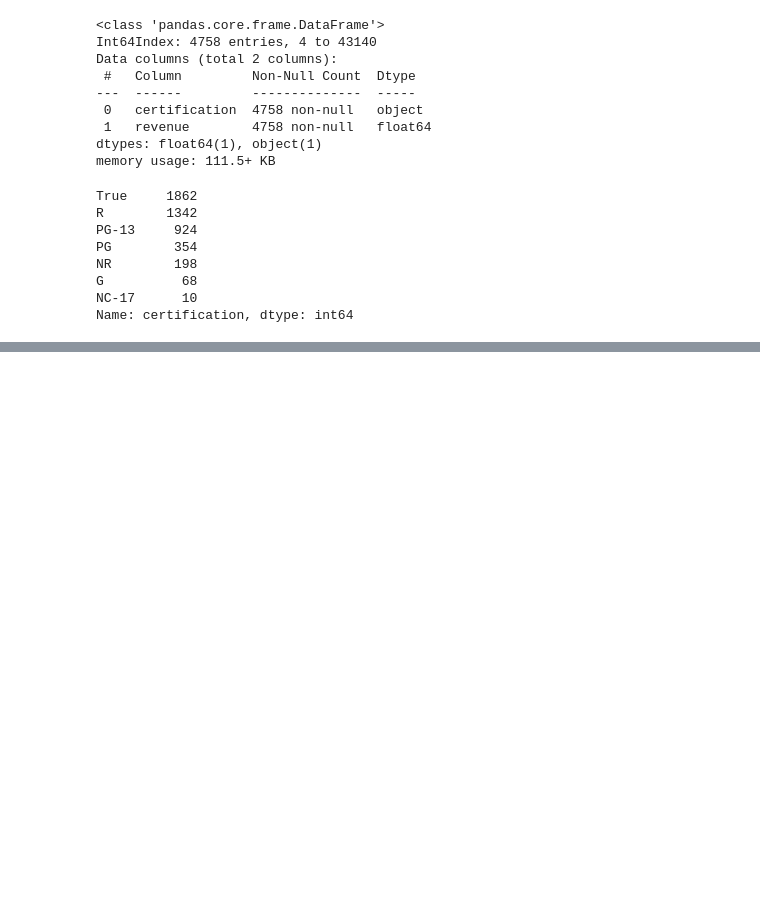
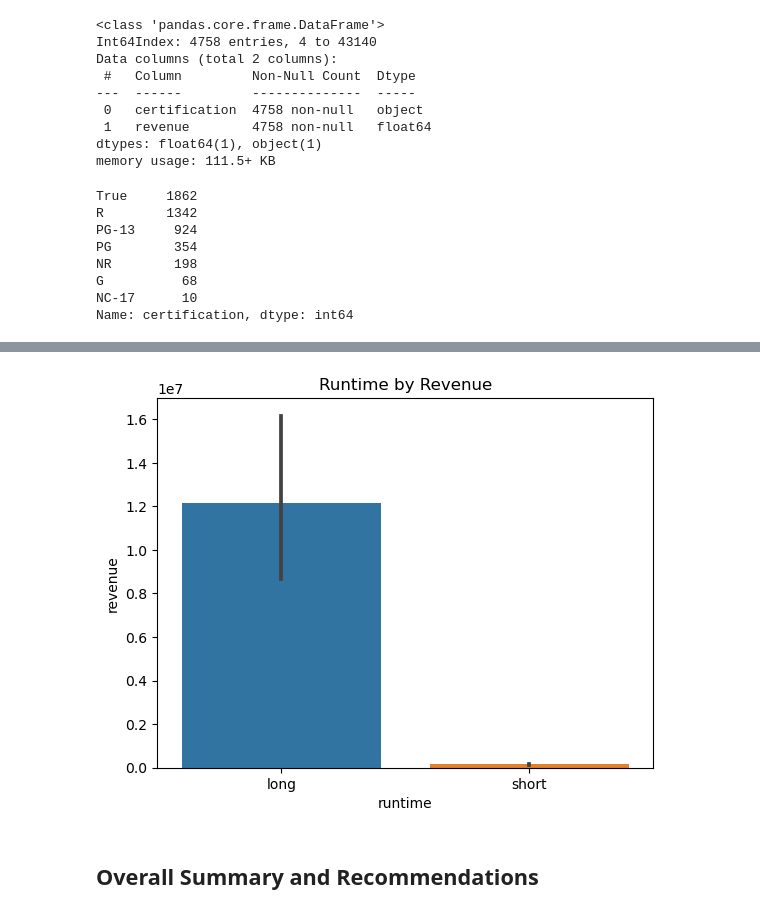
Before and after one commit to Mhoover41/Data-Enrichment-Project-3, a Jupyter notebook: IMDB Project Part 4 - ETL & Hypothesis Testing.ipynb, the cells around one changed output, grey strips where cells are left out. Drawn from its saved outputs; the diff is of its cells as text; code cells hidden in the pictures; blank space fills up the shorter version.

```diff
--- a/IMDB Project Part 4 - ETL & Hypothesis Testing.ipynb
+++ b/IMDB Project Part 4 - ETL & Hypothesis Testing.ipynb
@@ -762,0 +865,9 @@ groups_2.keys()
+# %%
+# short revenue
+zscores_short = stats.zscore(short_revenue)
+outliers_short = abs(zscores_short)>3
+print(f'Len: {len(short_revenue)}')
+print(f'Number of Ouliers: {np.sum(outliers_short)}')
+
+short_revenue = short_revenue[~outliers_short]
+print(f'Len: {len(short_revenue)}')
@@ -762,0 +919,4 @@ groups_2.keys()
+# %%
+long_revenue_df = pd.DataFrame(long_revenue)
+long_revenue_df['runtime'] = 'long'
+long_revenue_df
@@ -762,0 +937,4 @@ groups_2.keys()
+# %%
+short_revenue_df = pd.DataFrame(short_revenue)
+short_revenue_df['runtime'] = 'short'
+short_revenue_df
@@ -762,0 +955,3 @@ groups_2.keys()
+# %%
+plot_df = pd.concat([long_revenue_df, short_revenue_df])
+plot_df
@@ -762,0 +972,9 @@ groups_2.keys()
+# %%
+fig, ax = plt.subplots()
+
+ax = sns.barplot(data=plot_df, x='runtime', y='revenue')
+ax.set_title('Runtime by Revenue');
+# %% [output]
+[figure, added]
+# %% [markdown]
+## Overall Summary and Recommendations
```
Also changed, not shown: parts of 111 cells of this notebook.
